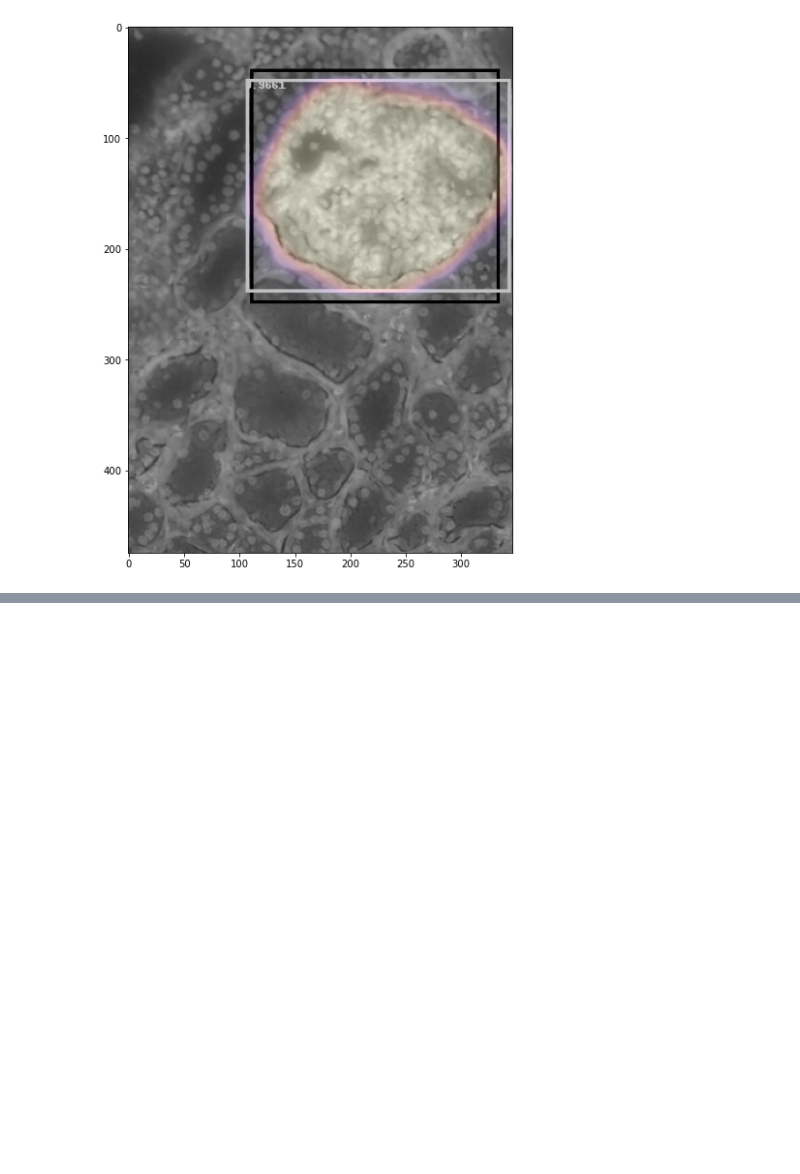
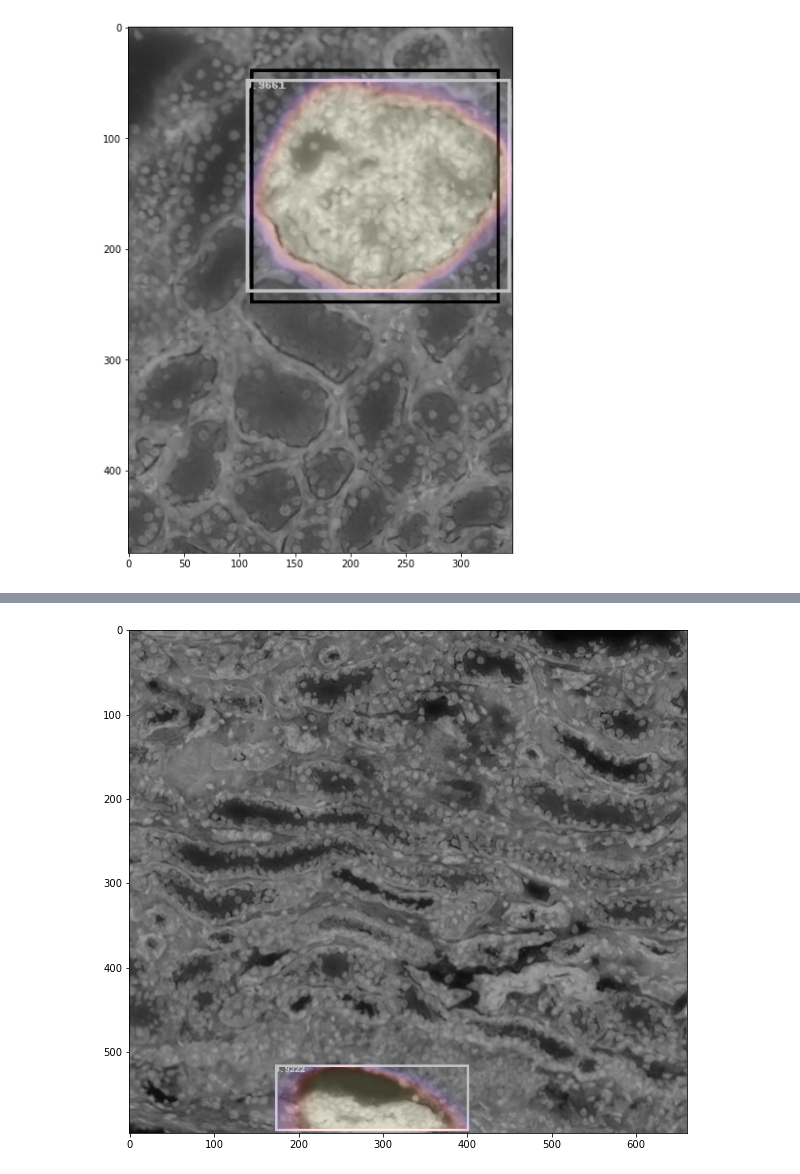
Before and after one commit to kathleenisrad/glomeruli-detection-and-segmentation, a Jupyter notebook: code/05-mask-rcnn-pytorch.ipynb, the cells around one changed output, grey strips where cells are left out. Cells and saved outputs as stored; diff of their text form; code cells hidden in the pictures; blank space fills up the shorter version.

```diff
--- a/code/05-mask-rcnn-pytorch.ipynb
+++ b/code/05-mask-rcnn-pytorch.ipynb
@@ -264,0 +291,3 @@ for element in range(len(prediction[0]["boxes"])):
+# %%
+loaded_model = get_model_instance_segmentation(num_classes = 2)
+loaded_model.load_state_dict(torch.load("../model/glomeruli_segmentation_model"))
@@ -264,0 +296,3 @@ for element in range(len(prediction[0]["boxes"])):
+# %%
+testset = TestingDataset(root = '..',
+                         transforms = get_transform(train=False))
@@ -264,0 +311,34 @@ for element in range(len(prediction[0]["boxes"])):
+# %%
+if torch.cuda.is_available():
+        loaded_model.cuda()
+idx = 160
+# pick one image from the test set
+tensor_img = testset[idx][0][0][None, :,:].to(device)
+img = testset[idx][0][0]
+
+# turn the test images from tensor arrays to PIL image
+x = img*255
+image = ToPILImage()(x)
+
+# put the model in evaluation model
+loaded_model.eval()
+with torch.no_grad():
+    prediction = loaded_model(tensor_img)
+
+draw = ImageDraw.Draw(image)
+
+for element in range(len(prediction[0]["boxes"])):
+    boxes = prediction[0]["boxes"][element].cpu().numpy()
+    score = np.round(prediction[0]["scores"][element].cpu().numpy(),
+                    decimals= 4)
+
+    mask = prediction[0]['masks'][element,0].cpu().numpy()
+    if score > 0.8:
+        draw.rectangle([(boxes[0], boxes[1]), (boxes[2], boxes[3])],
+                        outline ='white', width =3)
+        draw.text((boxes[0], boxes[1]), text = str(score), fill=255)
+        plt.figure(figsize=[10,10])
+        plt.imshow(image,cmap='gray')
+        plt.imshow(mask, cmap='magma', alpha=0.25)
+# %% [output]
+[figure, added]
```
Also changed, not shown: parts of 11 cells of this notebook.
